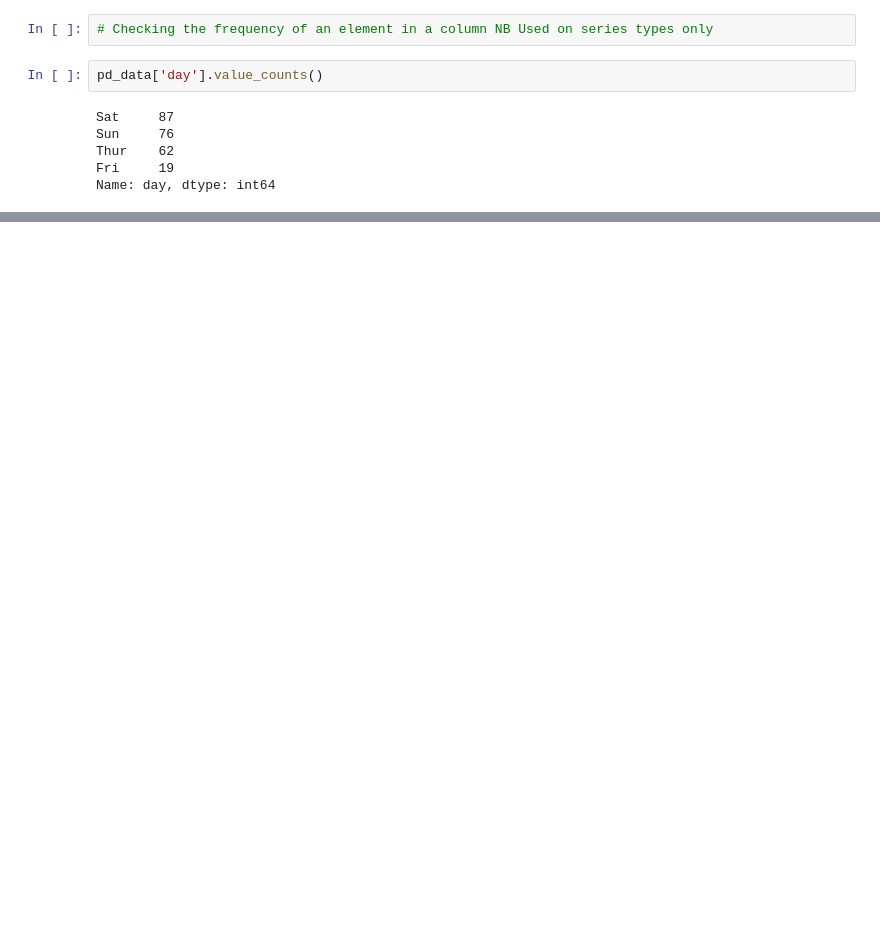
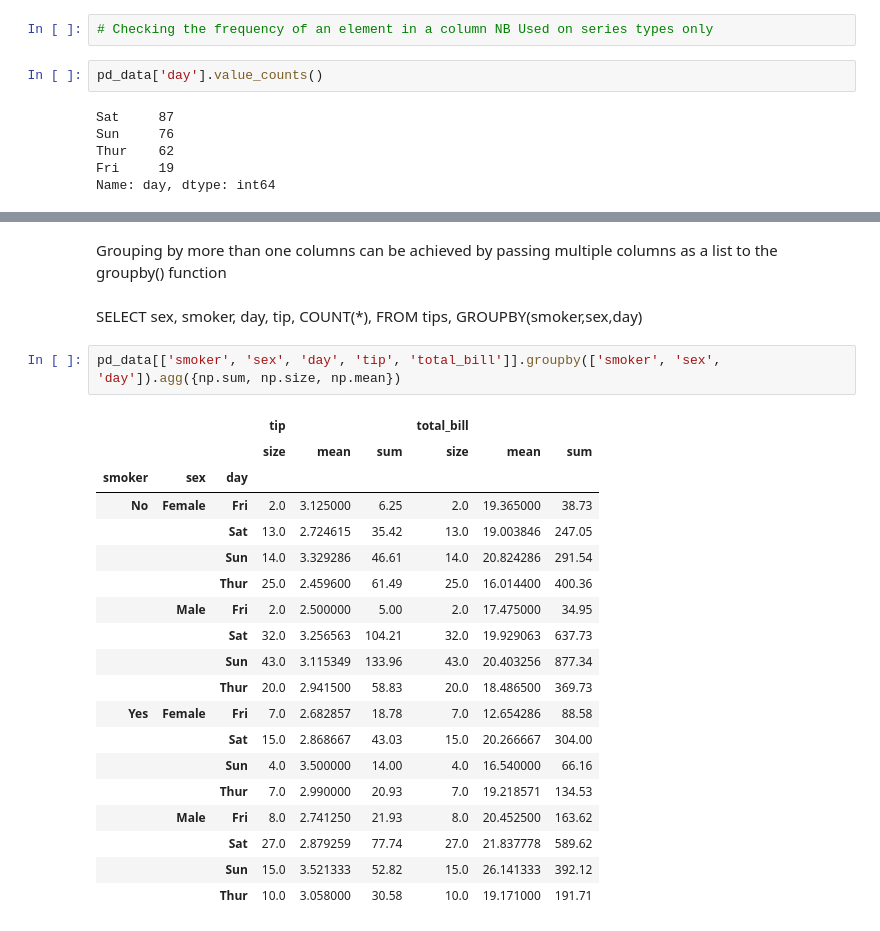
Before and after one commit to sammienjihia/data_science, a Jupyter notebook: pandas_vs_sql.ipynb, the cells around one changed output, grey strips where cells are left out. Drawn from its saved outputs; the diff is of its cells as text; blank space fills up the shorter version.

Commit message:
Applied the agg() function to perform multiple aggregation functions

```diff
--- a/pandas_vs_sql.ipynb
+++ b/pandas_vs_sql.ipynb
@@ -430,0 +467,26 @@ Name: day, dtype: int64
+# %% [markdown]
+Grouping by more than one columns can be achieved by passing multiple columns as a list to the groupby() function
+# %% [markdown]
+SELECT sex, smoker, day, tip, COUNT(*), FROM tips, GROUPBY(smoker,sex,day)
+# %%
+pd_data[['smoker', 'sex', 'day', 'tip', 'total_bill']].groupby(['smoker', 'sex', 'day']).agg({np.sum, np.size, np.mean})
+# %% [output]
+|  |  |  | tip |  |  | total_bill |  |  |
+|  |  |  | size | mean | sum | size | mean | sum |
+| smoker | sex | day |  |  |  |  |  |  |
+| No | Female | Fri | 2.0 | 3.125000 | 6.25 | 2.0 | 19.365000 | 38.73 |
+|  |  | Sat | 13.0 | 2.724615 | 35.42 | 13.0 | 19.003846 | 247.05 |
+|  |  | Sun | 14.0 | 3.329286 | 46.61 | 14.0 | 20.824286 | 291.54 |
+|  |  | Thur | 25.0 | 2.459600 | 61.49 | 25.0 | 16.014400 | 400.36 |
+|  | Male | Fri | 2.0 | 2.500000 | 5.00 | 2.0 | 17.475000 | 34.95 |
+|  |  | Sat | 32.0 | 3.256563 | 104.21 | 32.0 | 19.929063 | 637.73 |
+|  |  | Sun | 43.0 | 3.115349 | 133.96 | 43.0 | 20.403256 | 877.34 |
+|  |  | Thur | 20.0 | 2.941500 | 58.83 | 20.0 | 18.486500 | 369.73 |
+| Yes | Female | Fri | 7.0 | 2.682857 | 18.78 | 7.0 | 12.654286 | 88.58 |
+|  |  | Sat | 15.0 | 2.868667 | 43.03 | 15.0 | 20.266667 | 304.00 |
+|  |  | Sun | 4.0 | 3.500000 | 14.00 | 4.0 | 16.540000 | 66.16 |
+|  |  | Thur | 7.0 | 2.990000 | 20.93 | 7.0 | 19.218571 | 134.53 |
+|  | Male | Fri | 8.0 | 2.741250 | 21.93 | 8.0 | 20.452500 | 163.62 |
+|  |  | Sat | 27.0 | 2.879259 | 77.74 | 27.0 | 21.837778 | 589.62 |
+|  |  | Sun | 15.0 | 3.521333 | 52.82 | 15.0 | 26.141333 | 392.12 |
+|  |  | Thur | 10.0 | 3.058000 | 30.58 | 10.0 | 19.171000 | 191.71 |
```
Also changed, not shown: parts of 16 cells of this notebook.
